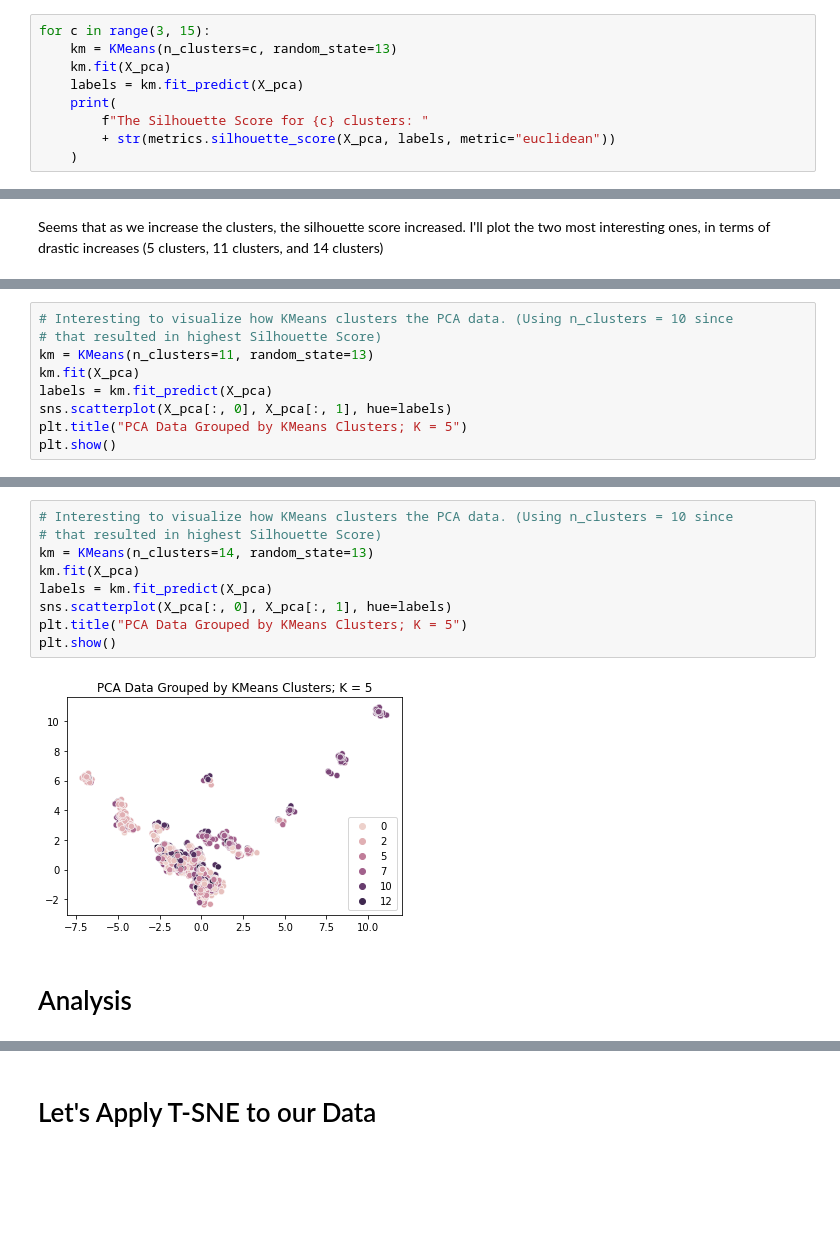
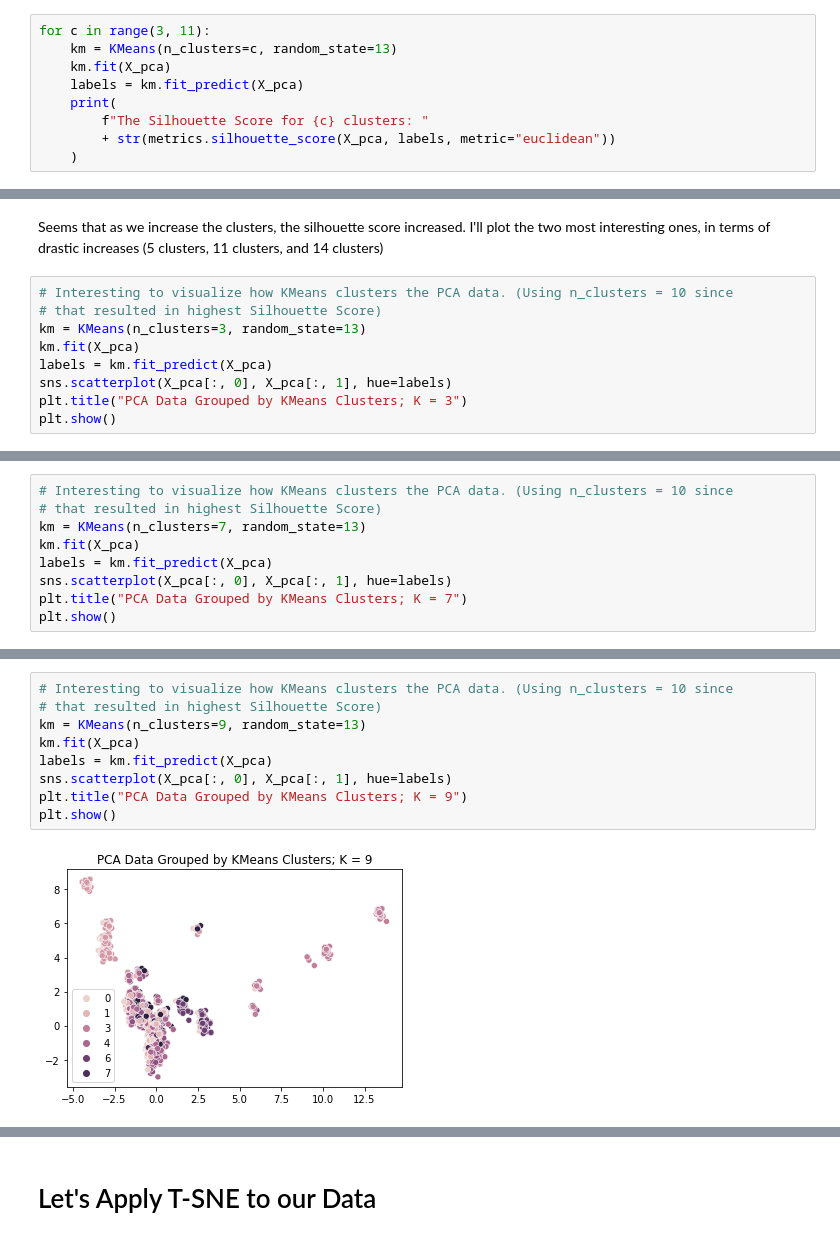
Before and after one commit to HarshESC/TalkData-Mobile-Demographics, a Jupyter notebook: Unsupervised_Learning.ipynb, the cells around one changed output, grey strips where cells are left out. Drawn from its saved outputs; the diff is of its cells as text; blank space fills up the shorter version.

```diff
--- a/Unsupervised_Learning.ipynb
+++ b/Unsupervised_Learning.ipynb
@@ -102,7 +102,7 @@ plt.show()
 
 To keep cluster results consistant I am applying a random state of 13 so when I close the notebook and come back to it at later times my results will remain the same. I am choosing to create 3-10 clusters and compare those results.
 # %%
-for c in range(3, 15):
+for c in range(3, 11):
     km = KMeans(n_clusters=c, random_state=13)
     km.fit(X_pca)
     labels = km.fit_predict(X_pca)
@@ -126,2 +122,11 @@ The Silhouette Score for 14 clusters: 0.23074585463613606
 # %% [markdown]
 Seems that as we increase the clusters, the silhouette score increased.   I'll plot the two most interesting ones, in terms of drastic increases (5 clusters, 11 clusters, and 14 clusters)
+# %%
+# Interesting to visualize how KMeans clusters the PCA data. (Using n_clusters = 10 since
+# that resulted in highest Silhouette Score)
+km = KMeans(n_clusters=3, random_state=13)
+km.fit(X_pca)
+labels = km.fit_predict(X_pca)
+sns.scatterplot(X_pca[:, 0], X_pca[:, 1], hue=labels)
+plt.title("PCA Data Grouped by KMeans Clusters; K = 3")
+plt.show()
@@ -139,10 +146,10 @@ plt.show()
 # %%
 # Interesting to visualize how KMeans clusters the PCA data. (Using n_clusters = 10 since
 # that resulted in highest Silhouette Score)
-km = KMeans(n_clusters=11, random_state=13)
+km = KMeans(n_clusters=7, random_state=13)
 km.fit(X_pca)
 labels = km.fit_predict(X_pca)
 sns.scatterplot(X_pca[:, 0], X_pca[:, 1], hue=labels)
-plt.title("PCA Data Grouped by KMeans Clusters; K = 5")
+plt.title("PCA Data Grouped by KMeans Clusters; K = 7")
 plt.show()
 # %% [output]
@@ -150,13 +157,11 @@ plt.show()
 # %%
 # Interesting to visualize how KMeans clusters the PCA data. (Using n_clusters = 10 since
 # that resulted in highest Silhouette Score)
-km = KMeans(n_clusters=14, random_state=13)
+km = KMeans(n_clusters=9, random_state=13)
 km.fit(X_pca)
 labels = km.fit_predict(X_pca)
 sns.scatterplot(X_pca[:, 0], X_pca[:, 1], hue=labels)
-plt.title("PCA Data Grouped by KMeans Clusters; K = 5")
+plt.title("PCA Data Grouped by KMeans Clusters; K = 9")
 plt.show()
 # %% [output]
-[figure, old version]
+[figure, new version]
-# %% [markdown]
-# Analysis
```
Also changed, not shown: parts of 28 cells of this notebook.
